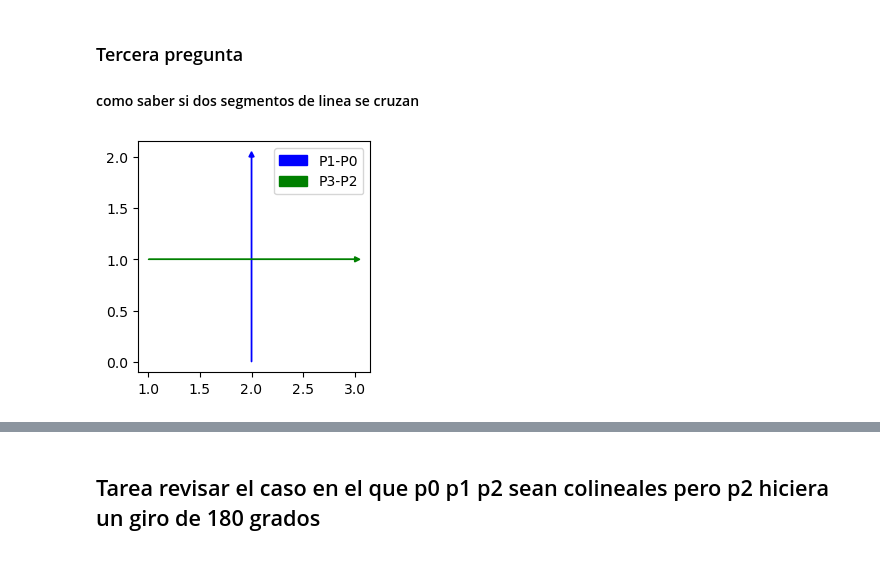
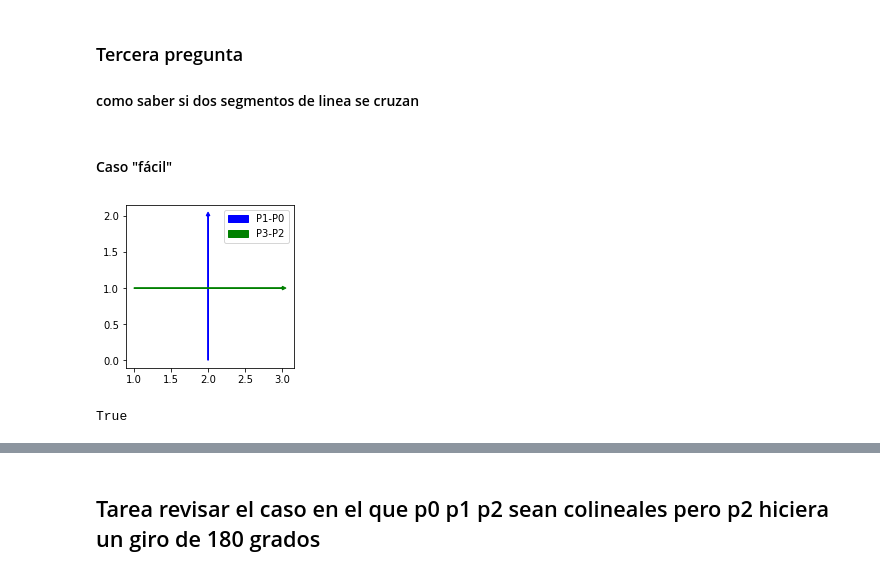
Before and after one commit to Camilohoyos99-DC/Computational-geometry, a Jupyter notebook: Segmentos de linea semana 1/segmentos de linea.ipynb, the cells around one changed output, grey strips where cells are left out. Cells and saved outputs as stored; diff of their text form; code cells hidden in the pictures.

Commit message:
intersección de segmentos completado

```diff
--- a/Segmentos de linea semana 1/segmentos de linea.ipynb
+++ b/Segmentos de linea semana 1/segmentos de linea.ipynb
@@ -120,16 +114,13 @@ visualization(points)
 # %% [markdown]
 ### Tercera pregunta
 #### como saber si dos segmentos de linea se cruzan
-# %%
-P0 = Point((2,0),'P0')
-P1 = Point((2,2),'P1')
-P2 = Point((1,1),'P2')
-P3 = Point((3,1),'P3')
-points = [P0,P1,P2,P3]
-visualization(points)
-# %% [output]
-[figure, old version]
 # %%
+def on_segment(Pi,Pp,Pr): # Pinicial, Pproncipal, Preferente(respecto a)
+    if min(Pi.x,Pp.x) <= Pr.x and Pr.x <= max(Pi.x,Pp.x) and \
+    min(Pi.y,Pp.y) <= Pr.y and Pr.y <= max(Pi.y,Pp.y):
+        return True
+    else: return False
+
 def intesect_segments(P0,P1,P2,P3):
     d0 = cross_point(P2,P0,P3)
     d1 = cross_point(P2,P1,P3)
@@ -137,12 +128,24 @@ def intesect_segments(P0,P1,P2,P3):
     d3 = cross_point(P0,P3,P1)
 
     if d0 * d1 < 0 and d2 * d3 < 0:
-        print("hay interseccion")
-        return 1
-    else:
-        print("no hay interseccion")
-        return 0
 
-def found_point_inter(P0,P1,P2,P3):
-    if intesect_segments(P0,P1,P2,P3):
+        return True
+    elif d0 == 0 and on_segment(P2,P0,P3): return True
+    elif d1 == 0 and on_segment(P2,P1,P3): return True
+    elif d2 == 0 and on_segment(P0,P2,P1): return True
+    elif d3 == 0 and on_segment(P0,P3,P1): return True
+    else:return False
+# %% [markdown]
+#### Caso "fácil"
+# %%
+P0 = Point((2,0),'P0')
+P1 = Point((2,2),'P1')
+P2 = Point((1,1),'P2')
+P3 = Point((3,1),'P3')
+points = [P0,P1,P2,P3]
+visualization(points)
+intesect_segments(P0,P1,P2,P3)
+# %% [output]
+[figure, new version]
+True
 # %%
```
Also changed, not shown: parts of 5 cells of this notebook.
